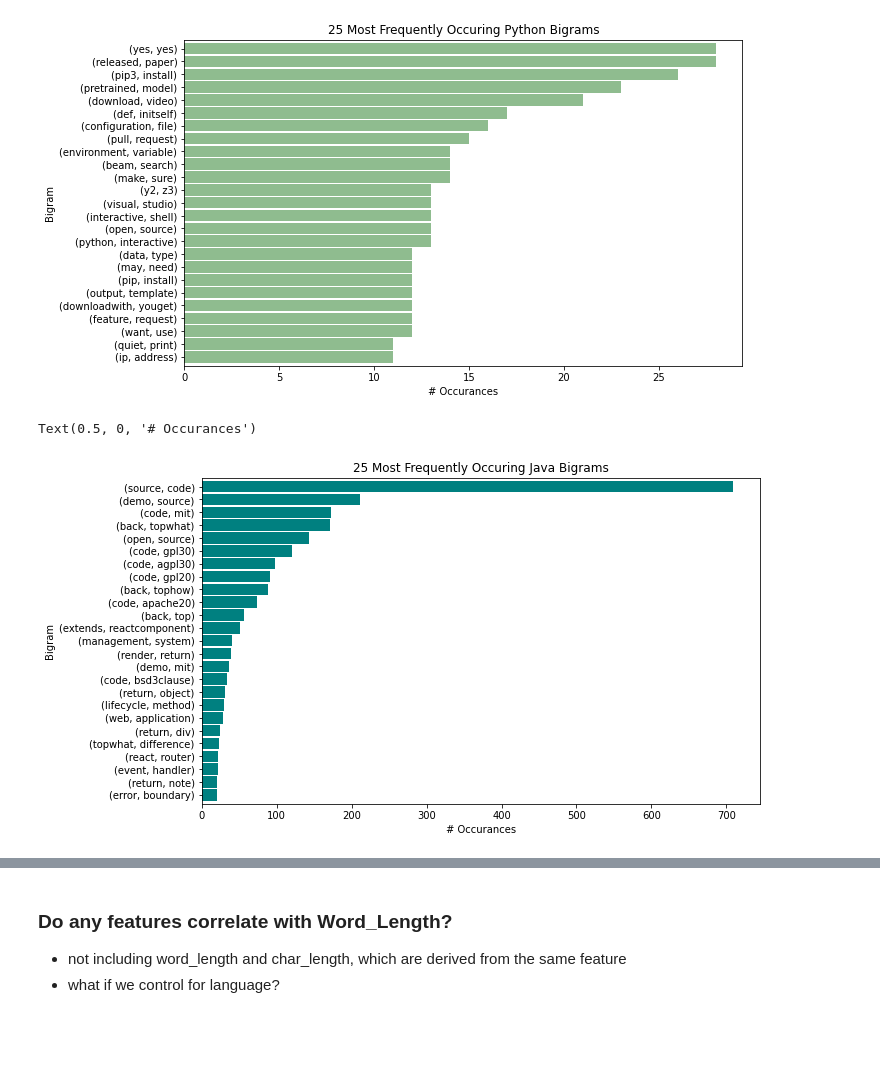
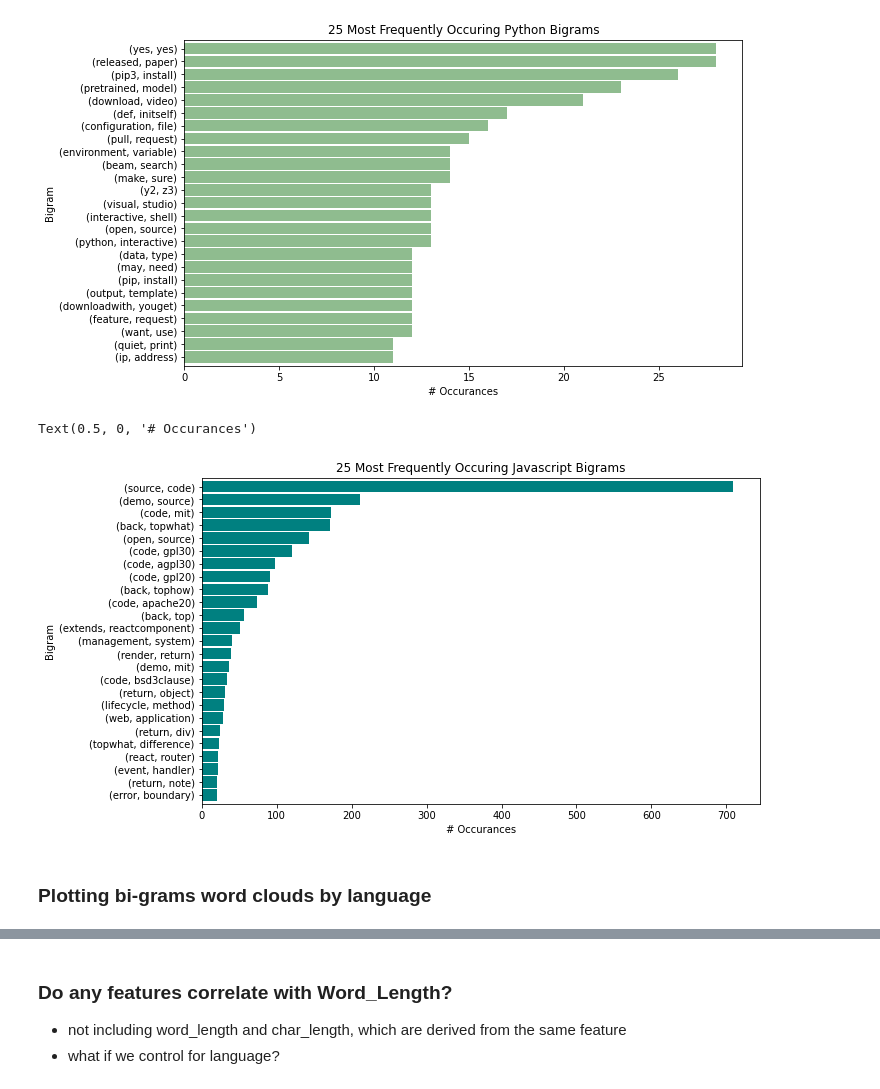
Before and after one commit to Codeup-B-Squared/NLP-Analysis, a Jupyter notebook: Data_Analysis.ipynb, the cells around one changed output, grey strips where cells are left out. Saved outputs shown, nothing was run; the diff lists cells and outputs as text; code cells hidden in the pictures; blank space fills up the shorter version.

```diff
--- a/Data_Analysis.ipynb
+++ b/Data_Analysis.ipynb
@@ -363,10 +364,12 @@ Text(0.5, 0, '# Occurances')
 # %%
 javascript_bigrams.sort_values().plot.barh(color='teal', width=.9, figsize=(10, 6))
 
-plt.title('25 Most Frequently Occuring Java Bigrams')
+plt.title('25 Most Frequently Occuring Javascript Bigrams')
 plt.ylabel('Bigram')
 plt.xlabel('# Occurances')
 # %% [output]
 Text(0.5, 0, '# Occurances')
-[figure, old version]
+[figure, new version]
+# %% [markdown]
+### Plotting bi-grams word clouds by language
 # %%
```
Also changed, not shown: parts of 24 cells of this notebook.
